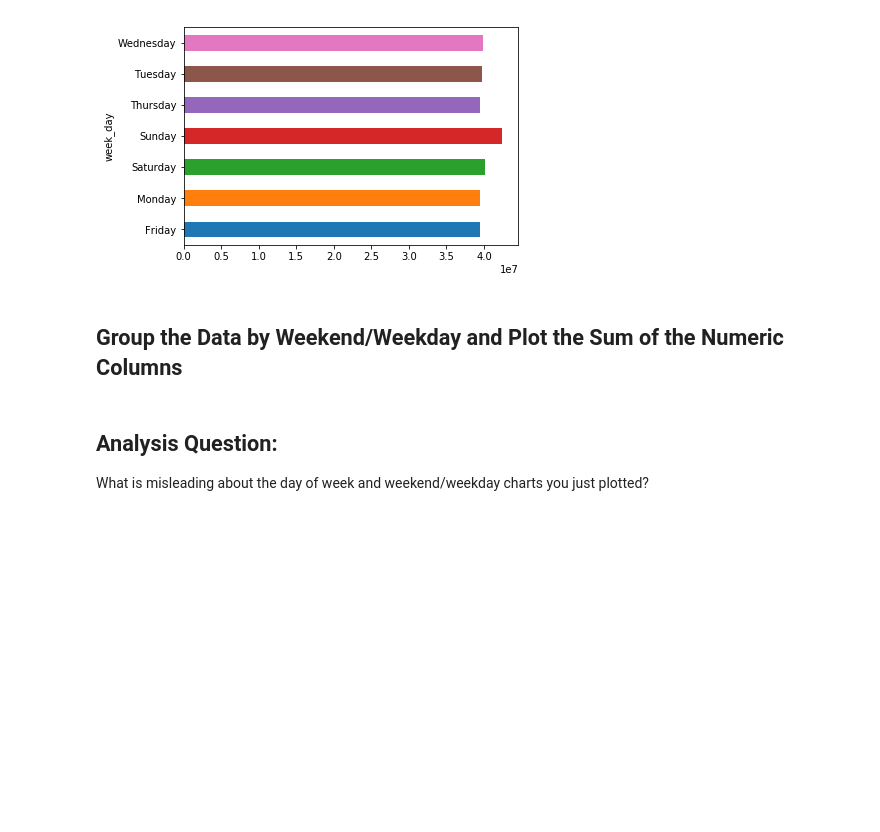
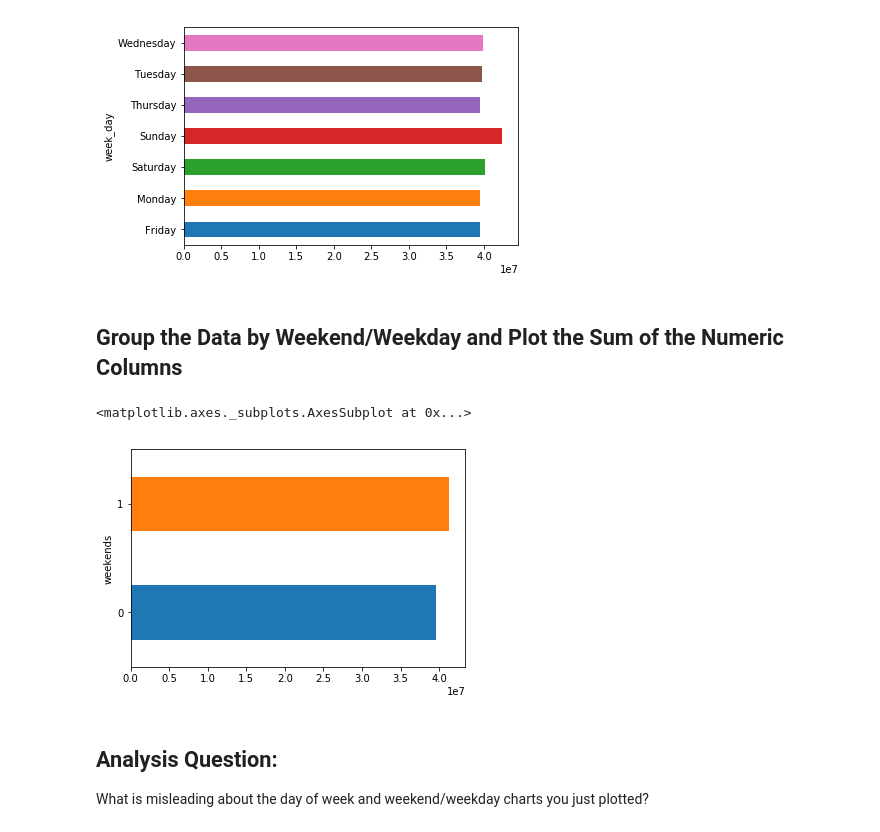
Before and after one commit to Tenchibule/dsc-pandas-series-and-dataframes-lab-dc-ds-071519, a Jupyter notebook: index.ipynb, the cells around one changed output. Drawn from its saved outputs; the diff is of its cells as text; code cells hidden in the pictures; blank space fills up the shorter version.

```diff
--- a/index.ipynb
+++ b/index.ipynb
@@ -89,11 +89,14 @@ df.groupby('week_day')['entries'].mean().plot(kind='barh')
 # %%
 def weekday(day):
     if (day == 'Saturday' or day== 'Sunday'):
         return 1
     else:
         return 0
 df['weekends'] = df['week_day'].map(weekday)
-df.groupby('week_day')['entries'].mean().plot(kind='barh')
+df.groupby('weekends')['entries'].mean().plot(kind='barh')
+# %% [output]
+<matplotlib.axes._subplots.AxesSubplot at 0x...>
+[figure, added]
 # %% [markdown]
 ## Analysis Question:
 
```
